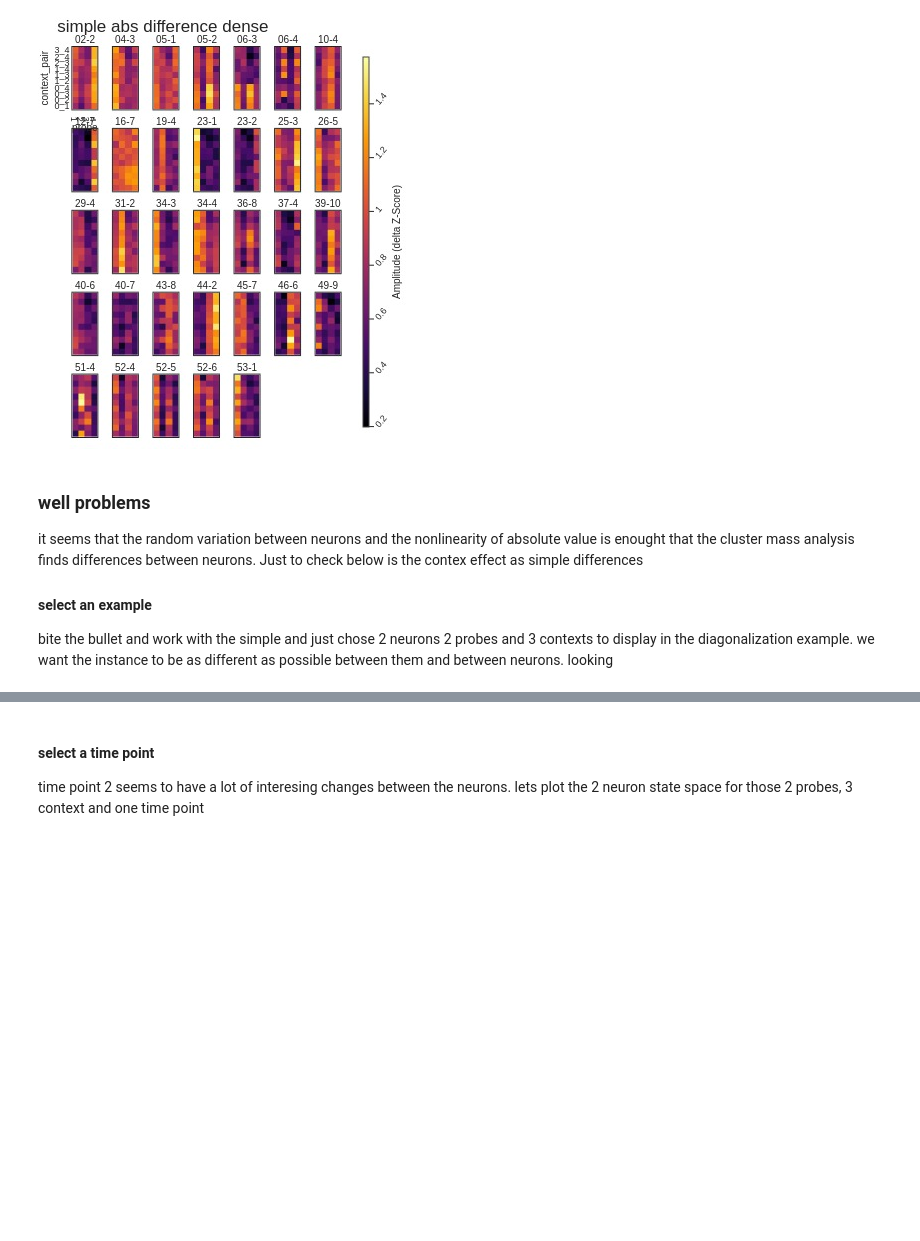
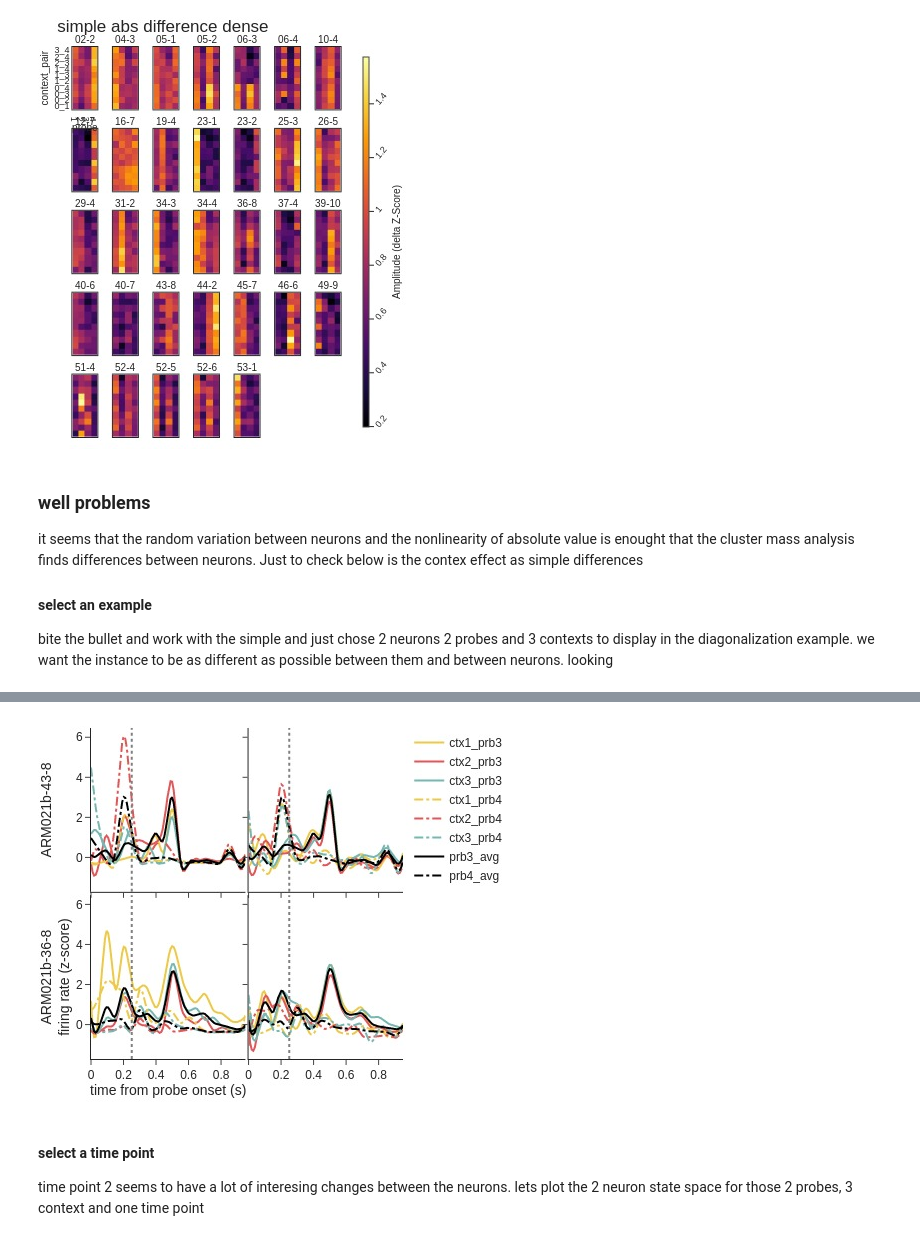
Before and after one commit to Mateo-Lopez-Espejo/context_probe_analysis, a Jupyter notebook: notebooks/230220_diagonalization_functionalized.ipynb, the cells around one changed output, grey strips where cells are left out. Drawn from its saved outputs; the diff is of its cells as text; code cells hidden in the pictures; blank space fills up the shorter version.

```diff
--- a/notebooks/230220_diagonalization_functionalized.ipynb
+++ b/notebooks/230220_diagonalization_functionalized.ipynb
@@ -401,3 +408,95 @@ for eg_cellid in eg_neurons:
+# %%
+# try to compress all inte information about a single neuron in a single pannel
+from src.visualization.utils import squarefy, square_rows_cols
+from scipy.interpolate import make_interp_spline, BSpline
+
+def simple_psths(fnArrs: list[np.array],
+                 cellids: list[str],
+                 cells: list[str],
+                 contexts: list[int],
+                 probes: list[int],
+                 color_palette: list[str] = FOURCOLOR) -> go.Figure:
+    cidxs = [cellids.index(c) for c in cells]
+    prbidxs = [p - 1 for p in probes]
+
+    PSTHs = [a.mean(axis=0) for a in fnArrs]
+    chn, ctx, prb, tme = PSTHs[0].shape
+    t = np.linspace(0, 1, tme, endpoint=False)
+
+    dashings = ['dot', 'dash', 'solid', 'dashdot']
+
+    # rows, cols = square_rows_cols(len(cellid))
+    fig = make_subplots(len(cells), len(fnArrs), shared_xaxes='all', shared_yaxes='all',
+                        vertical_spacing=0.01, horizontal_spacing=0.01)
+
+    pan = 0
+    for col, psth in enumerate(PSTHs):
+        for row, cidx in enumerate(cidxs):
+            # row, col = int(np.floor(cc / cols)) + 1, (cc % cols) + 1
+            showlegend = True if pan == 0 else False
+            pan = + 1
+
+            # individual context probe lines
+            for prbidx in prbidxs:
+                dash = dashings[prbidx]
+
+                for ctxidx in contexts:
+                    color = color_palette[ctxidx]
+                    y = psth[cidx, ctxidx, prbidx, :]
+                    # tt, yy = squarefy(t, y)
+                    # tt, yy = t, y
+                    tt = np.linspace(t.min(), t.max(), 100)
+                    yy = make_interp_spline(t, y, k=3)(tt)
+
+                    fig.add_trace(go.Scatter(x=tt, y=yy, mode='lines', line=dict(color=color, dash=dash, width=2),
+                                             name=f"ctx{ctxidx}_prb{prbidx + 1}", showlegend=showlegend),
+                                  row=row + 1, col=col + 1)
+
+            # probe PSTH, all contexts averaged
+            # in new for loop to ensure averages are on top of instace lines
+            for prbidx in prbidxs:
+                dash = dashings[prbidx]
+
+                y = psth[cidx, :, prbidx, :].mean(axis=0)
+                # tt, yy = squarefy(t, y)
+                # tt, yy = t, y
+                tt = np.linspace(t.min(), t.max(), 100)
+                yy = make_interp_spline(t, y, k=3)(tt)
+                fig.add_trace(go.Scatter(x=tt, y=yy, mode='lines', line=dict(color='black', dash=dash, width=2),
+                                         name=f"prb{prbidx + 1}_avg", showlegend=showlegend),
+                              row=row + 1, col=col + 1)
+
+            # add neuron name on left column
+            if col == 0:
+                # skips last row since its treated differently
+                if row < len(cells) -1:
+                    _ = fig.update_yaxes(title_text=f'{cells[row]}<br> ', title_standoff=0,
+                         row=row+1, col=1)
+
+
+    _ = fig.update_xaxes(title_text='time from probe onset (s)', title_standoff=0,
+                         row=len(cells), col=1)
+    _ = fig.update_yaxes(title_text=f'{cells[-1]}<br>firing rate (z-score)', title_standoff=0,
+                         row=len(fnArrs), col=1)
+
+    fig.update_layout(template='simple_white',
+                      margin=dict(b=10, l=10, r=10, t=10))
+
+    return fig
+
+
+fig = simple_psths([raster, dense_raster], cellids, eg_neurons, eg_ctxs, eg_probes)
+
+fig.add_vline(eg_times[0]*1/20, line_color='gray', line_dash='dot', line_width=2, opacity=1)
+fig.update_layout(height=96*4, width=96*5)
+
+filename = figfolder / 'fig3_dense_psths'
+# fig.write_image(filename.with_suffix('.png'), scale=2)
+# fig.write_image(filename.with_suffix('.svg'))
+
+fig.show(renderer='jpeg', scale=1)
+# %% [output]
+[figure, added]
 # %% [markdown]
 #### select a time point
 time point 2 seems to have a lot of interesing changes between the neurons.
```
Also changed, not shown: parts of 13 cells of this notebook, 2 other files.
